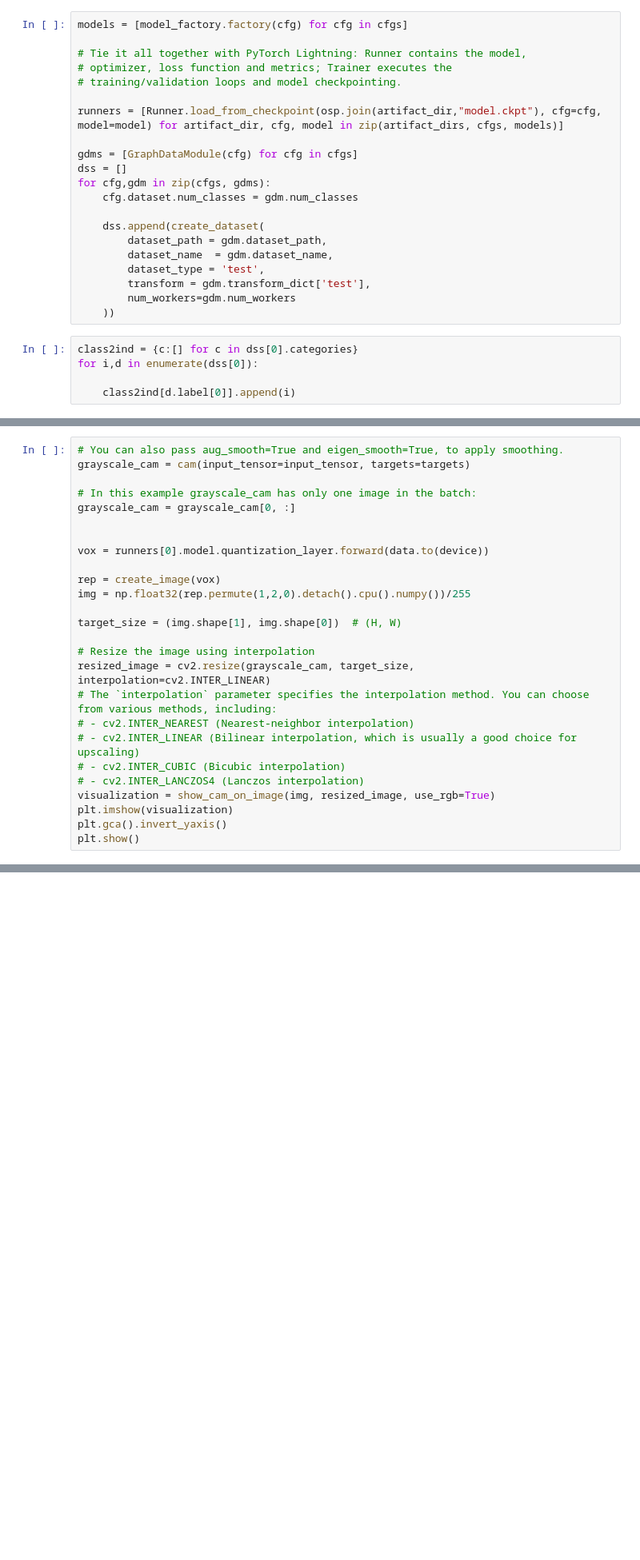
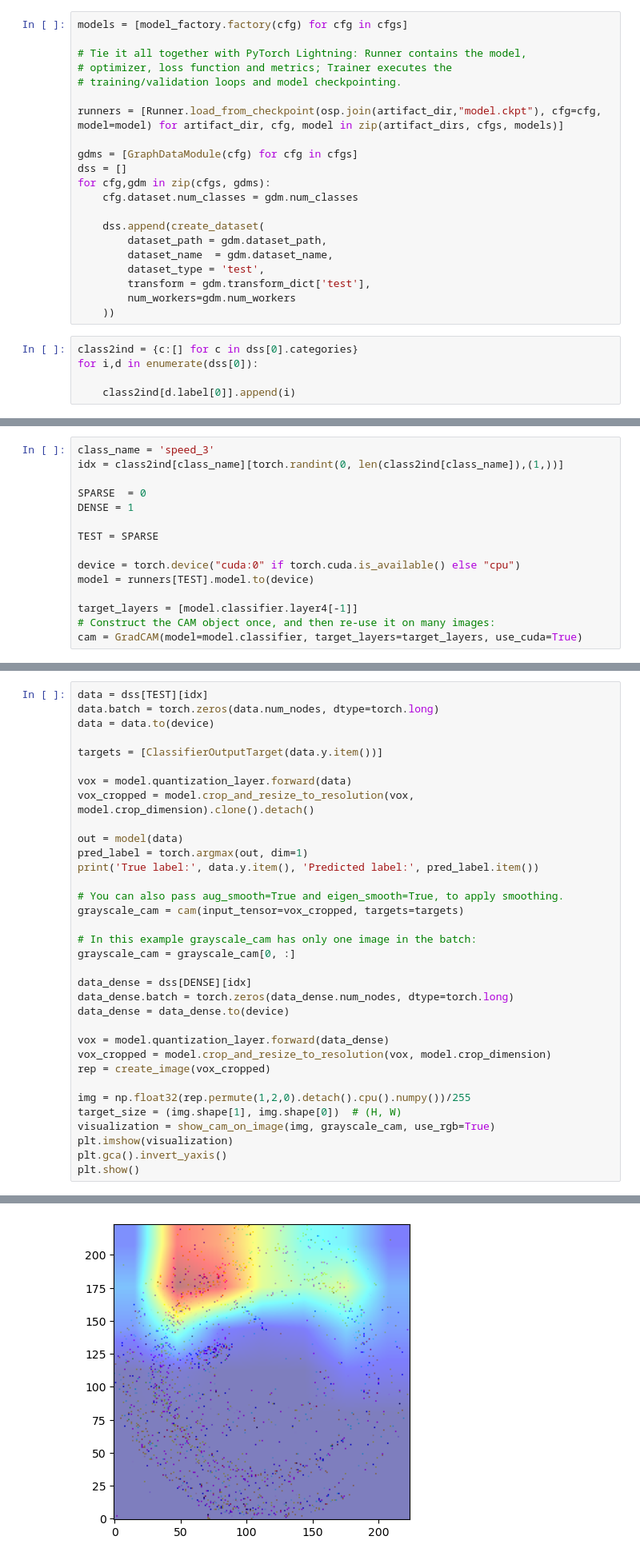
Before and after one commit to hesamaraghi/DGCNN_CV_format, a Jupyter notebook: test_grad_cam.ipynb, the cells around one changed output, grey strips where cells are left out. Shown at 80% size. Cells and saved outputs as stored; diff of their text form; blank space fills up the shorter version.

Commit message:
organize test feature map and grad cam ipynb files

```diff
--- a/test_grad_cam.ipynb
+++ b/test_grad_cam.ipynb
@@ -181,0 +163,15 @@ targets = [ClassifierOutputTarget(data.y.item())]
+# %%
+class_name = 'speed_3'
+idx = class2ind[class_name][torch.randint(0, len(class2ind[class_name]),(1,))]
+
+SPARSE  = 0
+DENSE = 1
+
+TEST = SPARSE
+
+device = torch.device("cuda:0" if torch.cuda.is_available() else "cpu")
+model = runners[TEST].model.to(device)
+
+target_layers = [model.classifier.layer4[-1]]
+# Construct the CAM object once, and then re-use it on many images:
+cam = GradCAM(model=model.classifier, target_layers=target_layers, use_cuda=True)
@@ -182,26 +184,35 @@ targets = [ClassifierOutputTarget(data.y.item())]
 # %%
+data = dss[TEST][idx]
+data.batch = torch.zeros(data.num_nodes, dtype=torch.long)
+data = data.to(device)
+
+targets = [ClassifierOutputTarget(data.y.item())]
+
+vox = model.quantization_layer.forward(data)
+vox_cropped = model.crop_and_resize_to_resolution(vox, model.crop_dimension).clone().detach()
+
+out = model(data)
+pred_label = torch.argmax(out, dim=1)
+print('True label:', data.y.item(), 'Predicted label:', pred_label.item())
+
 # You can also pass aug_smooth=True and eigen_smooth=True, to apply smoothing.
-grayscale_cam = cam(input_tensor=input_tensor, targets=targets)
+grayscale_cam = cam(input_tensor=vox_cropped, targets=targets)
 
 # In this example grayscale_cam has only one image in the batch:
 grayscale_cam = grayscale_cam[0, :]
 
+data_dense = dss[DENSE][idx]
+data_dense.batch = torch.zeros(data_dense.num_nodes, dtype=torch.long)
+data_dense = data_dense.to(device)
 
-vox = runners[0].model.quantization_layer.forward(data.to(device))
+vox = model.quantization_layer.forward(data_dense)
+vox_cropped = model.crop_and_resize_to_resolution(vox, model.crop_dimension)
+rep = create_image(vox_cropped)
 
-rep = create_image(vox)
 img = np.float32(rep.permute(1,2,0).detach().cpu().numpy())/255
-
 target_size = (img.shape[1], img.shape[0])  # (H, W)
-
-# Resize the image using interpolation
-resized_image = cv2.resize(grayscale_cam, target_size, interpolation=cv2.INTER_LINEAR)
-# The `interpolation` parameter specifies the interpolation method. You can choose from various methods, including:
-# - cv2.INTER_NEAREST (Nearest-neighbor interpolation)
-# - cv2.INTER_LINEAR (Bilinear interpolation, which is usually a good choice for upscaling)
-# - cv2.INTER_CUBIC (Bicubic interpolation)
-# - cv2.INTER_LANCZOS4 (Lanczos interpolation)
-visualization = show_cam_on_image(img, resized_image, use_rgb=True)
+visualization = show_cam_on_image(img, grayscale_cam, use_rgb=True)
 plt.imshow(visualization)
 plt.gca().invert_yaxis()
 plt.show()
+# %% [output]
@@ -207,0 +220 @@ plt.show()
+[figure, added]
```
Also changed, not shown: parts of 19 cells of this notebook, 1 other file.
